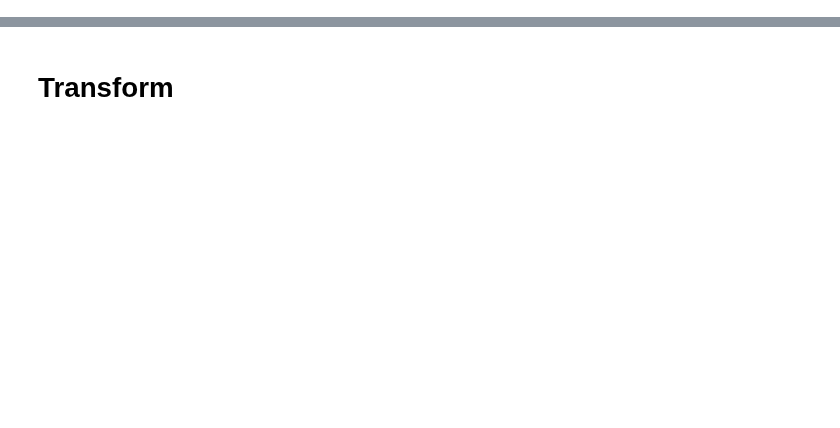
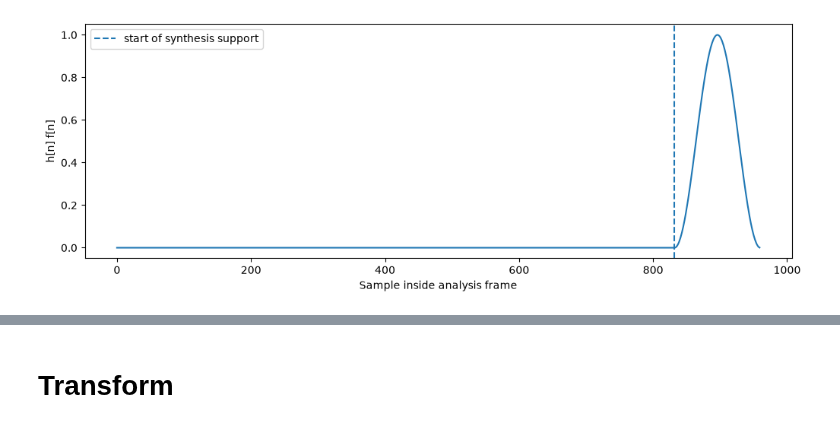
Before and after one commit to NilsDem/AFTER, a Jupyter notebook: notebooks/stft.ipynb, the cells around one changed output, grey strips where cells are left out. Drawn from its saved outputs; the diff is of its cells as text; code cells hidden in the pictures; blank space fills up the shorter version.

```diff
--- a/notebooks/stft.ipynb
+++ b/notebooks/stft.ipynb
@@ -183,3 +260,24 @@ analysis_window, synthesis_window = make_mauler_windows(
+# %%
+product = (
+    analysis_window * synthesis_window
+).detach().cpu()
+
+plt.figure(figsize=(12, 4))
+
+plt.plot(product)
+
+plt.axvline(
+    analysis_length - synthesis_length,
+    linestyle="--",
+    label="start of synthesis support",
+)
+
+plt.xlabel("Sample inside analysis frame")
+plt.ylabel("h[n] f[n]")
+plt.legend()
+plt.show()
+# %% [output]
+[figure, added]
 # %%
 plt.figure(figsize=(11, 4))
 
```
Also changed, not shown: parts of 4 cells of this notebook, 21 other files.
